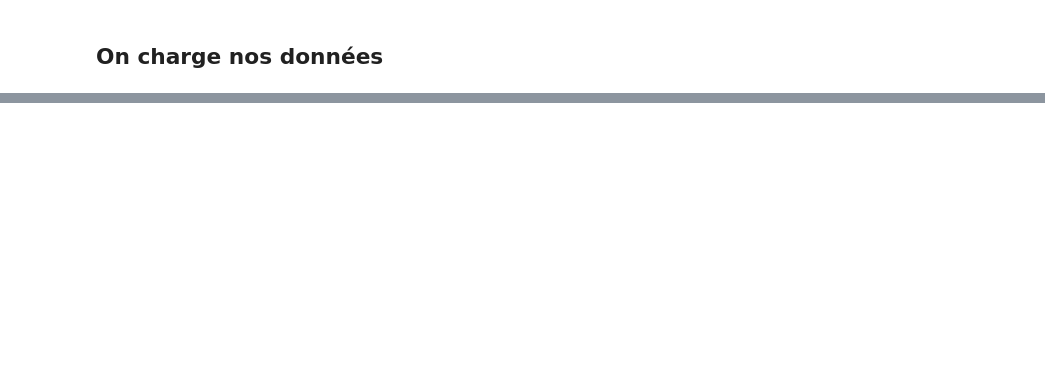
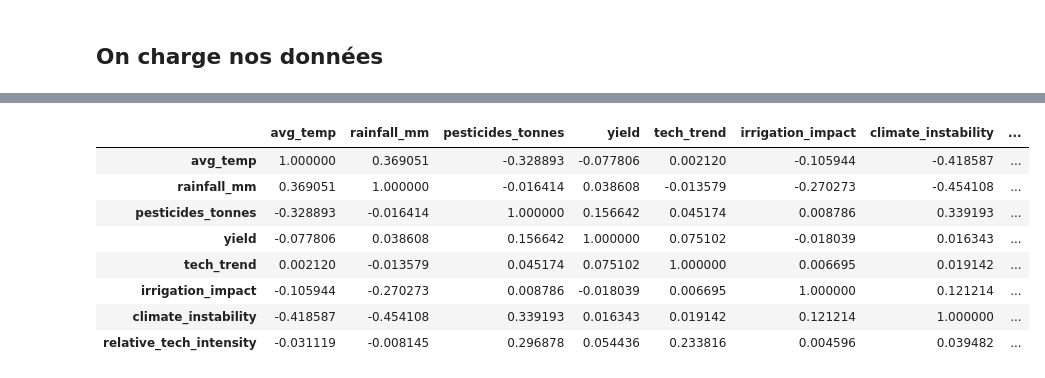
Before and after one commit to SCFlorian/Systeme_recommandation_agricole, a Jupyter notebook: notebooks/notebook_feature_engineering.ipynb, the cells around one changed output, grey strips where cells are left out. Cells and saved outputs as stored; diff of their text form; code cells hidden in the pictures; blank space fills up the shorter version.

```diff
--- a/notebooks/notebook_feature_engineering.ipynb
+++ b/notebooks/notebook_feature_engineering.ipynb
@@ -37,0 +475,16 @@ crop_yield['Climate_Key'] = crop_yield['Temp_Cat'].astype(str) + "_" + crop_yiel
+# %%
+cols_num = [ 'avg_temp', 'rainfall_mm', 'pesticides_tonnes',
+            'yield', 'tech_trend', 'irrigation_impact',
+            'climate_instability','relative_tech_intensity']
+spearman_corr = yield_df_enriched[cols_num].corr(numeric_only=True, method='spearman')
+spearman_corr
+# %% [output]
+|  | avg_temp | rainfall_mm | pesticides_tonnes | yield | tech_trend | irrigation_impact | climate_instability | ... |
+| avg_temp | 1.000000 | 0.369051 | -0.328893 | -0.077806 | 0.002120 | -0.105944 | -0.418587 | ... |
+| rainfall_mm | 0.369051 | 1.000000 | -0.016414 | 0.038608 | -0.013579 | -0.270273 | -0.454108 | ... |
+| pesticides_tonnes | -0.328893 | -0.016414 | 1.000000 | 0.156642 | 0.045174 | 0.008786 | 0.339193 | ... |
+| yield | -0.077806 | 0.038608 | 0.156642 | 1.000000 | 0.075102 | -0.018039 | 0.016343 | ... |
+| tech_trend | 0.002120 | -0.013579 | 0.045174 | 0.075102 | 1.000000 | 0.006695 | 0.019142 | ... |
+| irrigation_impact | -0.105944 | -0.270273 | 0.008786 | -0.018039 | 0.006695 | 1.000000 | 0.121214 | ... |
+| climate_instability | -0.418587 | -0.454108 | 0.339193 | 0.016343 | 0.019142 | 0.121214 | 1.000000 | ... |
+| relative_tech_intensity | -0.031119 | -0.008145 | 0.296878 | 0.054436 | 0.233816 | 0.004596 | 0.039482 | ... |
```
Also changed, not shown: parts of 50 cells of this notebook, 4 other files.
